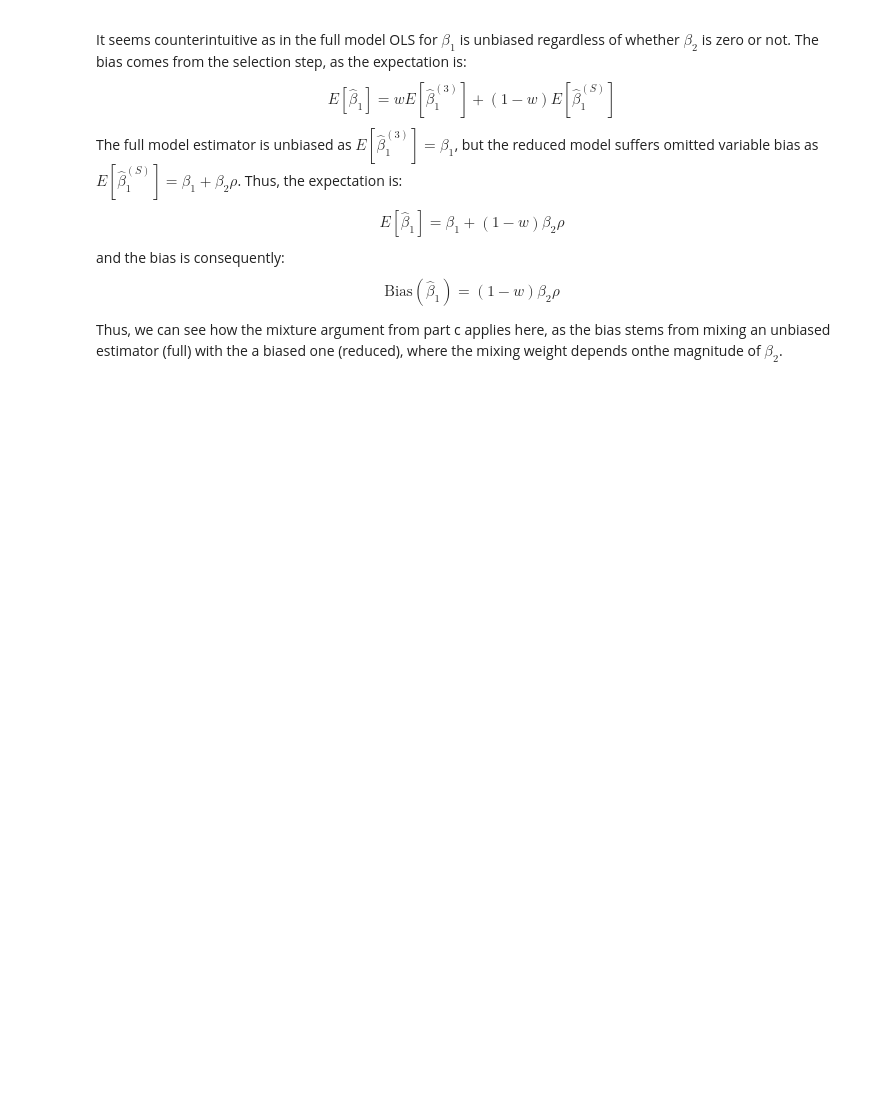
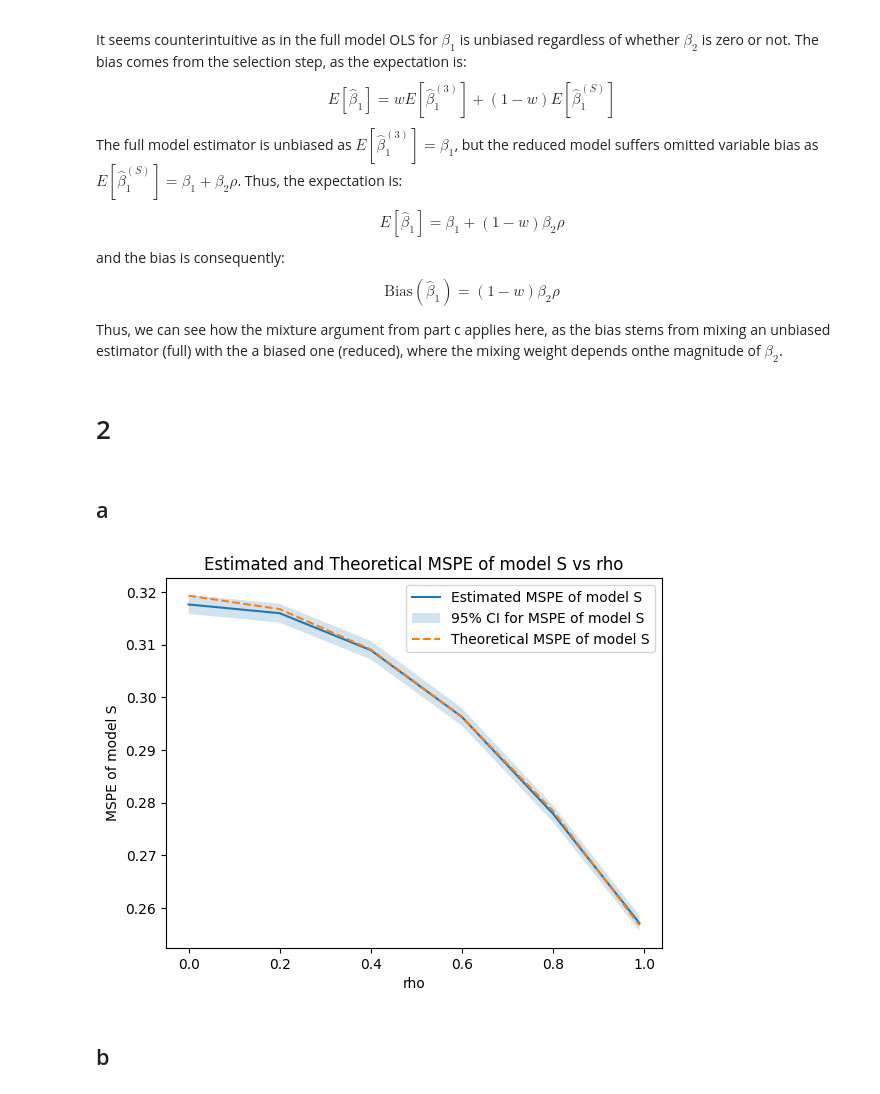
Before and after one commit to TangyKiwi/DSC-241, a Jupyter notebook: HW6/hw6.ipynb, the cells around one changed output. Saved outputs shown, nothing was run; the diff lists cells and outputs as text; code cells hidden in the pictures; blank space fills up the shorter version.

```diff
--- a/HW6/hw6.ipynb
+++ b/HW6/hw6.ipynb
@@ -252,3 +252,13 @@ $$
 Thus, we can see how the mixture argument from part c applies here, as the bias
 stems from mixing an unbiased estimator (full) with the a biased one (reduced),
 where the mixing weight depends onthe magnitude of $\beta_2$.
+# %% [markdown]
+# 2
+# %%
+N = 20000
+n = 60
+beta1 = 1
+beta2 = 0.25
+sigma2 = 0.25
+# %% [markdown]
+## a
@@ -254,0 +311,13 @@ where the mixing weight depends onthe magnitude of $\beta_2$.
+# %%
+plt.plot(rhos, mspe_Ss, label="Estimated MSPE of model S")
+plt.fill_between(rhos, mspe_ci_low, mspe_ci_high, alpha=0.2, label="95% CI for MSPE of model S")
+plt.plot(rhos, theoretical_mspe_S, label="Theoretical MSPE of model S", linestyle='--')
+plt.xlabel("rho")
+plt.ylabel("MSPE of model S")
+plt.title("Estimated and Theoretical MSPE of model S vs rho")
+plt.legend()
+plt.show()
+# %% [output]
+[figure, added]
+# %% [markdown]
+## b
```
Also changed, not shown: parts of 8 cells of this notebook.
